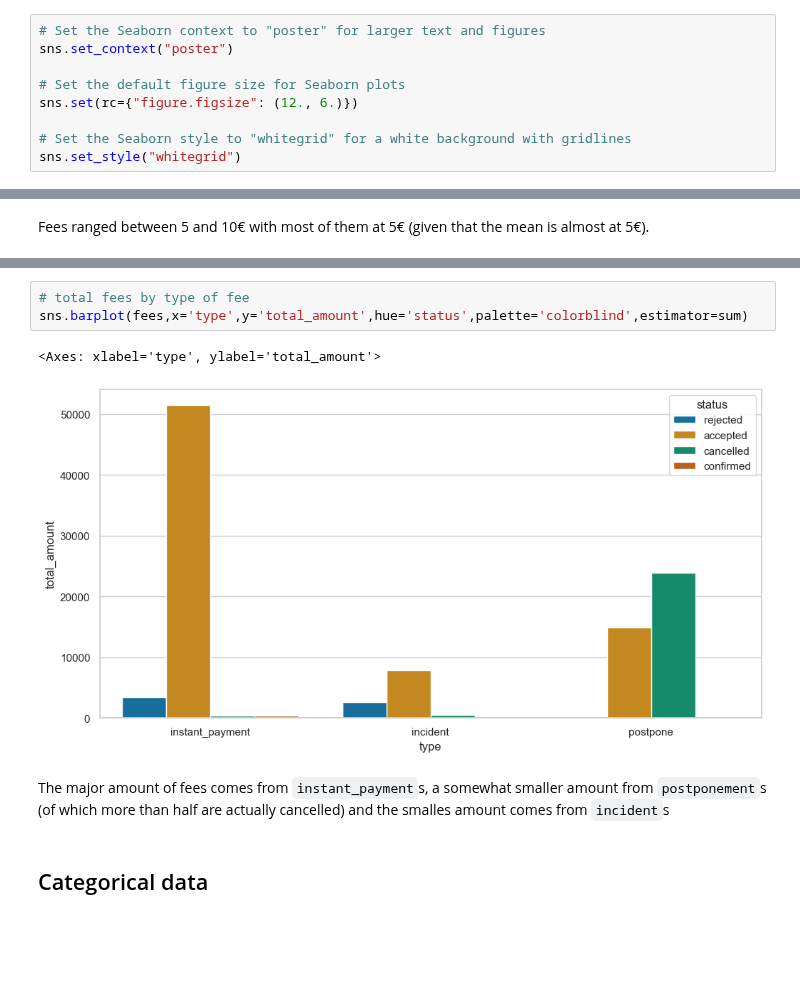
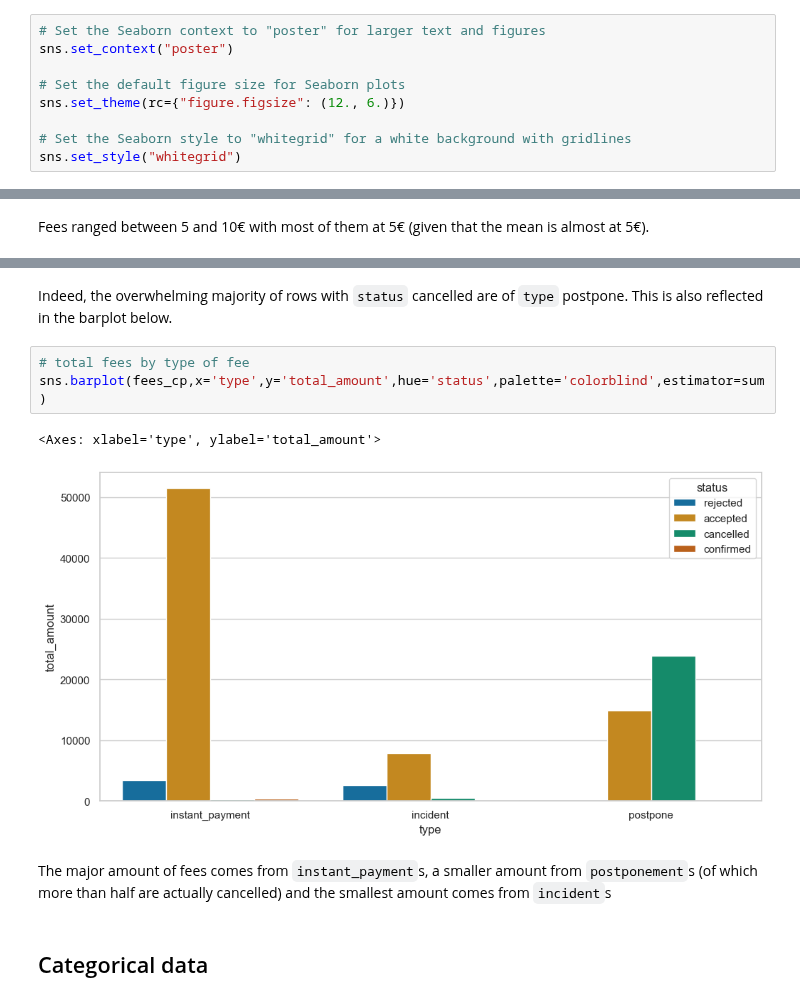
Before and after one commit to gfkpth/project-1-ironhack-payments-2-en, a Jupyter notebook: notebook/notebook.ipynb, the cells around one changed output, grey strips where cells are left out. Saved outputs shown, nothing was run; the diff lists cells and outputs as text; blank space fills up the shorter version.

```diff
--- a/notebook/notebook.ipynb
+++ b/notebook/notebook.ipynb
@@ -75,7 +75,7 @@ import matplotlib.pyplot as plt
 sns.set_context("poster")
 
 # Set the default figure size for Seaborn plots
-sns.set(rc={"figure.figsize": (12., 6.)})
+sns.set_theme(rc={"figure.figsize": (12., 6.)})
 
 # Set the Seaborn style to "whitegrid" for a white background with gridlines
 sns.set_style("whitegrid")
@@ -735,11 +657,13 @@ Most of the fees were successfully charged. A smaller number of fee bookings wer
+# %% [markdown]
+Indeed, the overwhelming majority of rows with `status` cancelled are of `type` postpone. This is also reflected in the barplot below.
 # %%
 # total fees by type of fee
-sns.barplot(fees,x='type',y='total_amount',hue='status',palette='colorblind',estimator=sum)
+sns.barplot(fees_cp,x='type',y='total_amount',hue='status',palette='colorblind',estimator=sum)
 # %% [output]
 <Axes: xlabel='type', ylabel='total_amount'>
-[figure, old version]
+[figure, new version]
 # %% [markdown]
-The major amount of fees comes from `instant_payment`s, a somewhat smaller amount from `postponement`s (of which more than half are actually cancelled) and the smalles amount comes from `incident`s
+The major amount of fees comes from `instant_payment`s, a smaller amount from `postponement`s (of which more than half are actually cancelled) and the smallest amount comes from `incident`s
 # %% [markdown]
 ## Categorical data
 # %%
```
Also changed, not shown: parts of 34 cells of this notebook.
